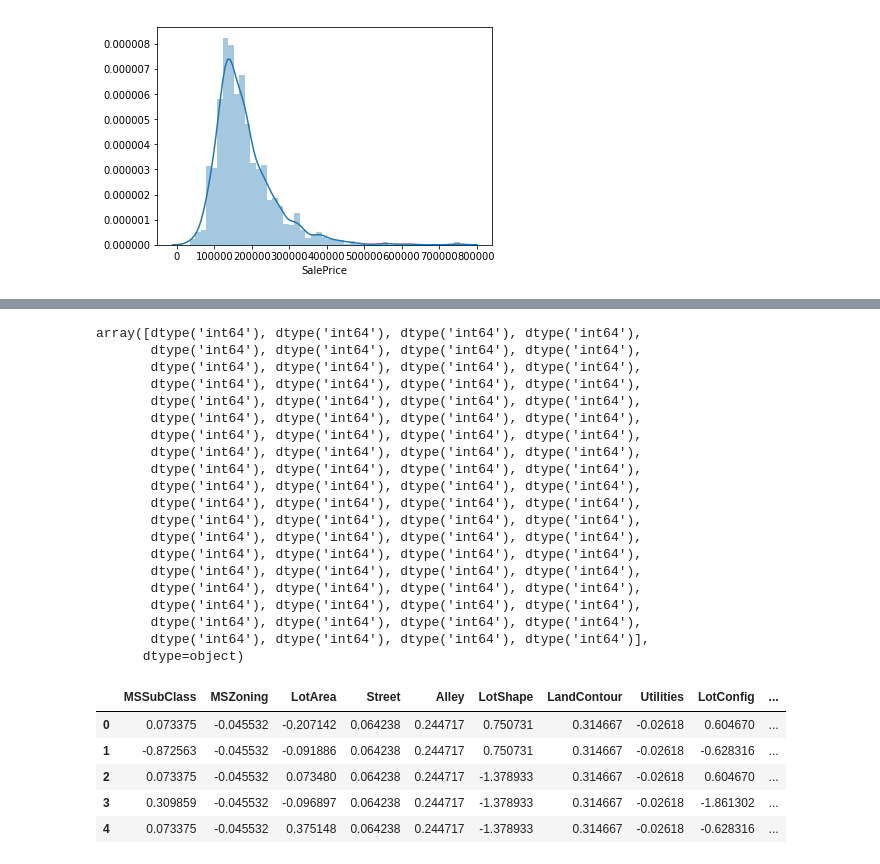
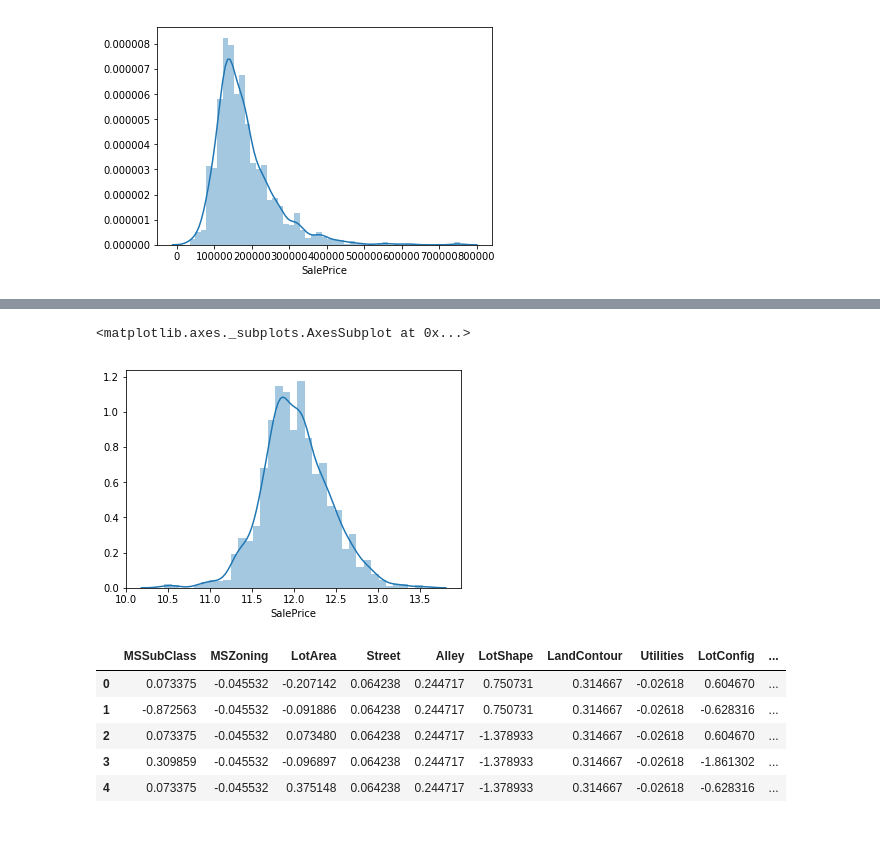
Before and after one commit to kinopee0219/housing_price, a Jupyter notebook: house_price.ipynb, the cells around one changed output, grey strips where cells are left out. Drawn from its saved outputs; the diff is of its cells as text; code cells hidden in the pictures; blank space fills up the shorter version.

```diff
--- a/house_price.ipynb
+++ b/house_price.ipynb
@@ -237,24 +199,8 @@ dtype: object
-# %%
-X_train.dtypes.values
-# %% [output]
-array([dtype('int64'), dtype('int64'), dtype('int64'), dtype('int64'),
-       dtype('int64'), dtype('int64'), dtype('int64'), dtype('int64'),
-       dtype('int64'), dtype('int64'), dtype('int64'), dtype('int64'),
-       dtype('int64'), dtype('int64'), dtype('int64'), dtype('int64'),
-       dtype('int64'), dtype('int64'), dtype('int64'), dtype('int64'),
-       dtype('int64'), dtype('int64'), dtype('int64'), dtype('int64'),
-       dtype('int64'), dtype('int64'), dtype('int64'), dtype('int64'),
-       dtype('int64'), dtype('int64'), dtype('int64'), dtype('int64'),
-       dtype('int64'), dtype('int64'), dtype('int64'), dtype('int64'),
-       dtype('int64'), dtype('int64'), dtype('int64'), dtype('int64'),
-       dtype('int64'), dtype('int64'), dtype('int64'), dtype('int64'),
-       dtype('int64'), dtype('int64'), dtype('int64'), dtype('int64'),
-       dtype('int64'), dtype('int64'), dtype('int64'), dtype('int64'),
-       dtype('int64'), dtype('int64'), dtype('int64'), dtype('int64'),
-       dtype('int64'), dtype('int64'), dtype('int64'), dtype('int64'),
-       dtype('int64'), dtype('int64'), dtype('int64'), dtype('int64'),
-       dtype('int64'), dtype('int64'), dtype('int64'), dtype('int64'),
-       dtype('int64'), dtype('int64'), dtype('int64'), dtype('int64'),
-       dtype('int64'), dtype('int64'), dtype('int64'), dtype('int64')],
-      dtype=object)
+# %%
+# convert y_train to distribute gaussian
+y_train_converted = np.log(y_train)
+sns.distplot(y_train_converted)
+# %% [output]
+<matplotlib.axes._subplots.AxesSubplot at 0x...>
+[figure, added]
 # %%
```
Also changed, not shown: parts of 29 cells of this notebook.
